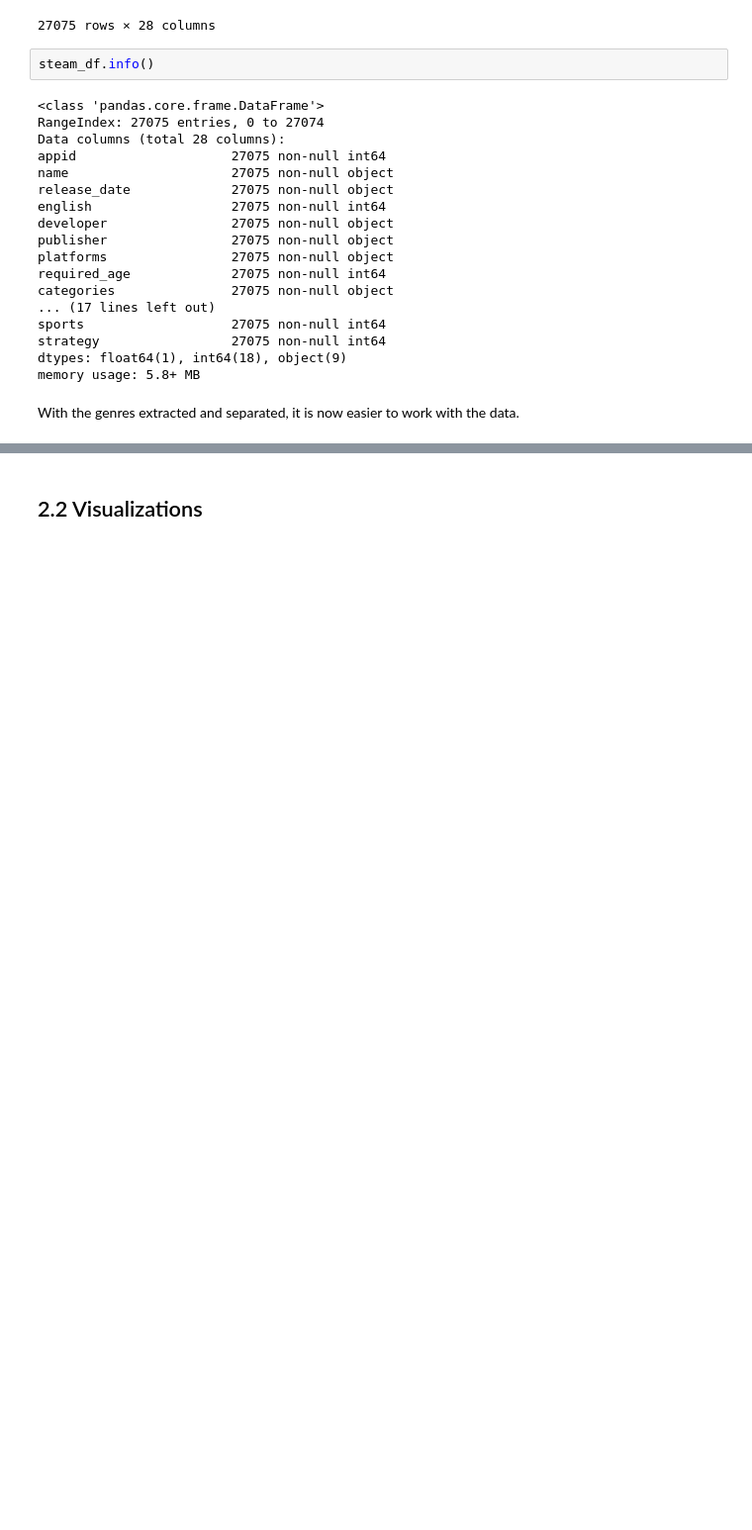
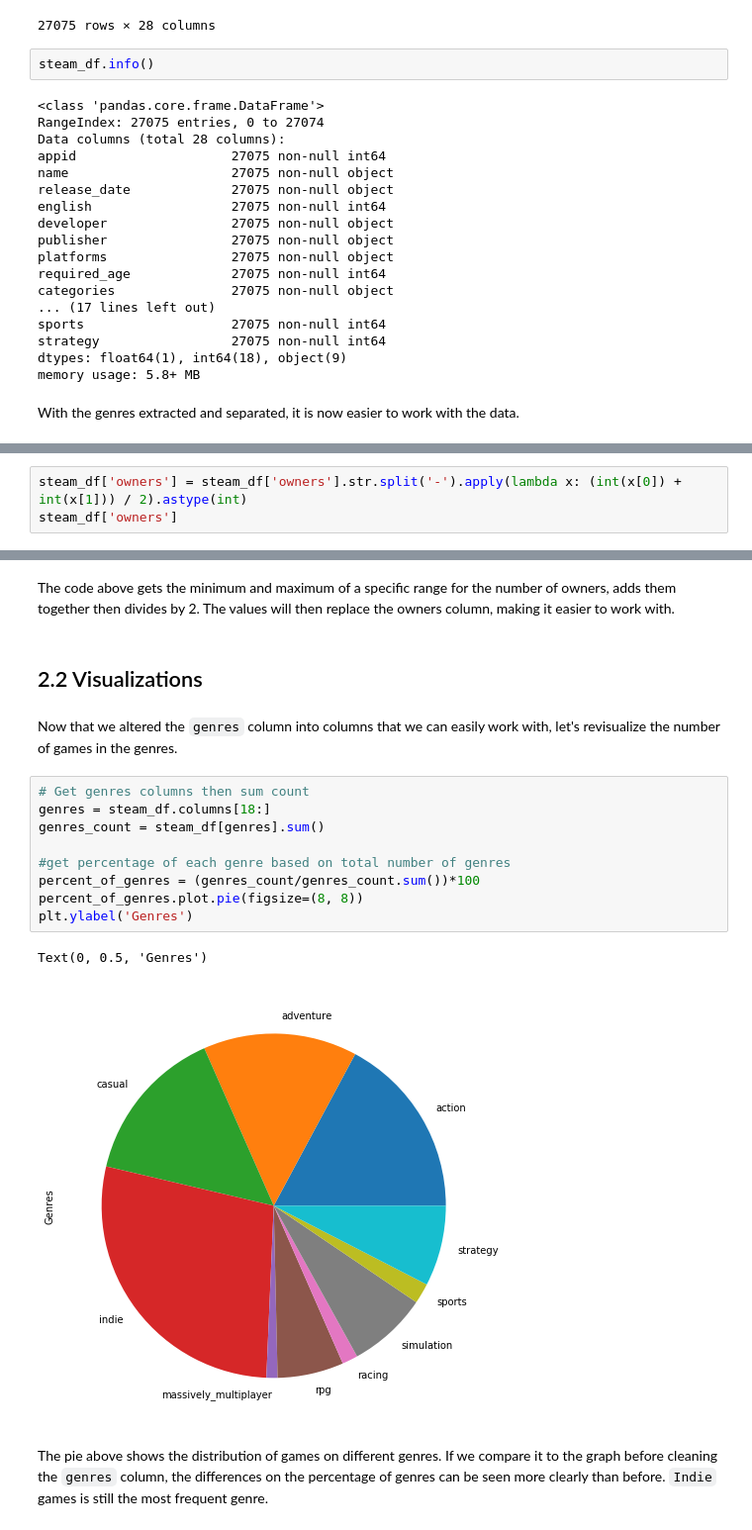
Before and after one commit to ronellroxas/csmodel, a Jupyter notebook: Untitled.ipynb, the cells around one changed output, grey strips where cells are left out. Shown at 99% size. Drawn from its saved outputs; the diff is of its cells as text; blank space fills up the shorter version.

Commit message:
Added more cleaning and visualization
Converted owners column from range to average. Added visualization part

```diff
--- a/Untitled.ipynb
+++ b/Untitled.ipynb
@@ -263,0 +266,3 @@ With the genres extracted and separated, it is now easier to work with the data.
+# %%
+steam_df['owners'] = steam_df['owners'].str.split('-').apply(lambda x: (int(x[0]) + int(x[1])) / 2).astype(int)
+steam_df['owners']
@@ -264,2 +287,20 @@ With the genres extracted and separated, it is now easier to work with the data.
+# %% [markdown]
+The code above gets the minimum and maximum of a specific range for the number of owners, adds them together then divides by 2. The values will then replace the owners column, making it easier to work with.
 # %% [markdown]
 ## 2.2 Visualizations
+# %% [markdown]
+Now that we altered the `genres` column into columns that we can easily work with, let's revisualize the number of games in the genres.
+# %%
+# Get genres columns then sum count
+genres = steam_df.columns[18:]
+genres_count = steam_df[genres].sum()
+
+#get percentage of each genre based on total number of genres
+percent_of_genres = (genres_count/genres_count.sum())*100
+percent_of_genres.plot.pie(figsize=(8, 8))
+plt.ylabel('Genres')
+# %% [output]
+Text(0, 0.5, 'Genres')
+[figure, added]
+# %% [markdown]
+The pie above shows the distribution of games on different genres. If we compare it to the graph before cleaning the `genres` column, the differences on the percentage of genres can be seen more clearly than before. `Indie` games is still the most frequent genre.
```
Also changed, not shown: parts of 2 cells of this notebook.
